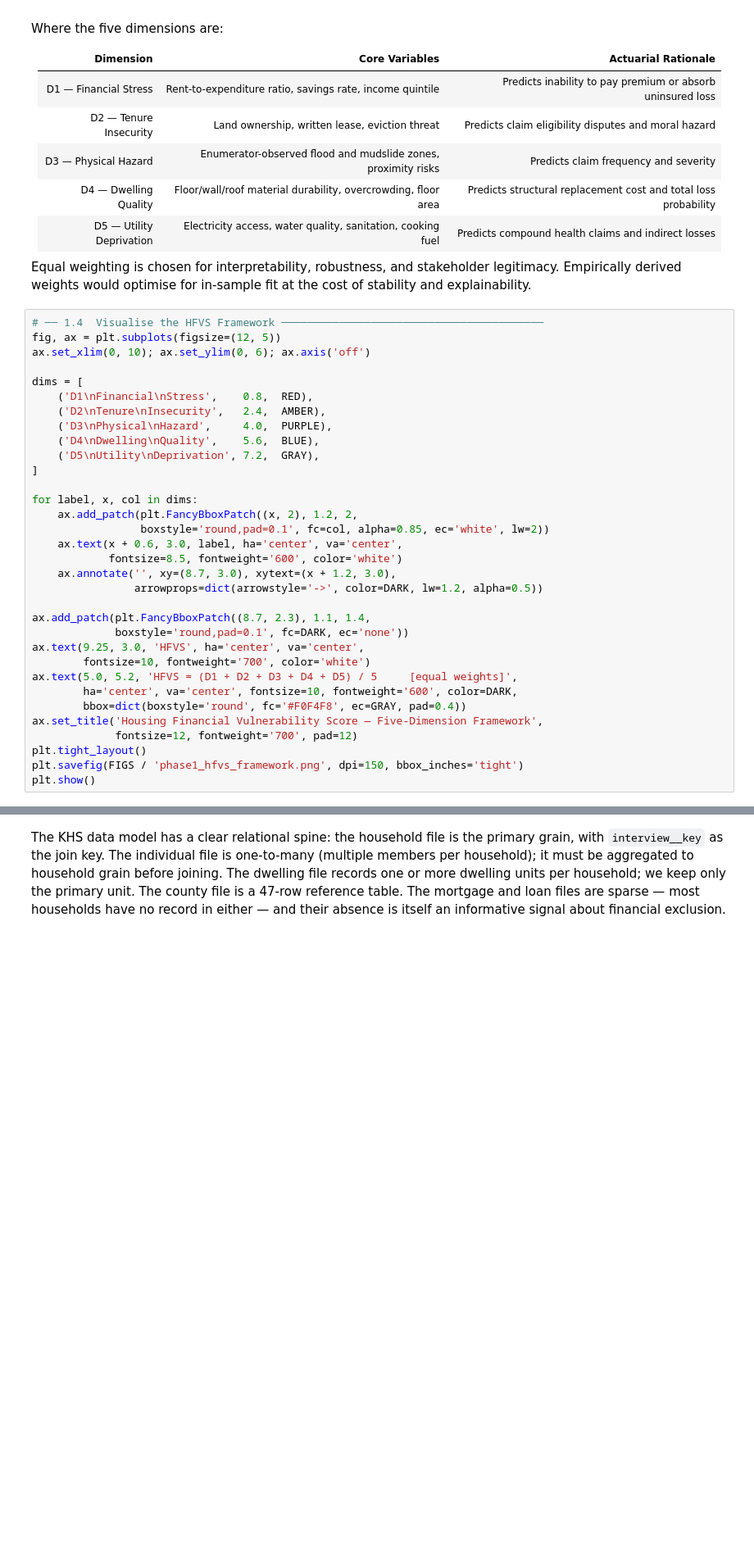
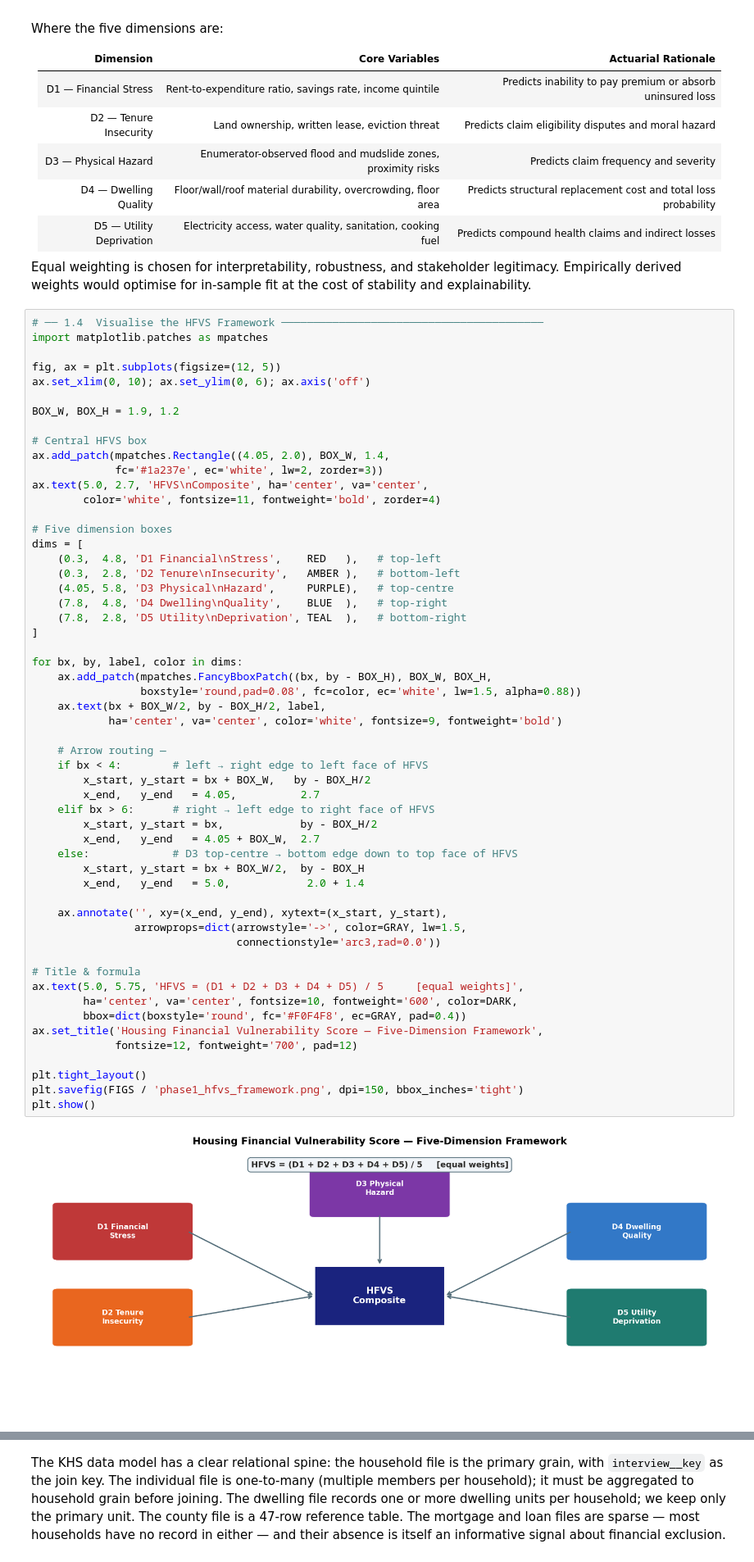
Before and after one commit to VAL-Jerono/KHS_housing_dissertation, a Jupyter notebook: KHS_Dissertation_REVISED.ipynb, the cells around one changed output, grey strips where cells are left out. Shown at 82% size. Drawn from its saved outputs; the diff is of its cells as text; blank space fills up the shorter version.

```diff
--- a/KHS_Dissertation_REVISED.ipynb
+++ b/KHS_Dissertation_REVISED.ipynb
@@ -226,37 +241,61 @@ Where the five dimensions are:
 Equal weighting is chosen for interpretability, robustness, and stakeholder legitimacy. Empirically derived weights would optimise for in-sample fit at the cost of stability and explainability.
 # %%
 # ── 1.4  Visualise the HFVS Framework ─────────────────────────────────────────
+import matplotlib.patches as mpatches
+
 fig, ax = plt.subplots(figsize=(12, 5))
 ax.set_xlim(0, 10); ax.set_ylim(0, 6); ax.axis('off')
 
+BOX_W, BOX_H = 1.9, 1.2
+
+# Central HFVS box
+ax.add_patch(mpatches.Rectangle((4.05, 2.0), BOX_W, 1.4,
+             fc='#1a237e', ec='white', lw=2, zorder=3))
+ax.text(5.0, 2.7, 'HFVS\nComposite', ha='center', va='center',
+        color='white', fontsize=11, fontweight='bold', zorder=4)
+
+# Five dimension boxes
 dims = [
-    ('D1\nFinancial\nStress',    0.8,  RED),
-    ('D2\nTenure\nInsecurity',   2.4,  AMBER),
-    ('D3\nPhysical\nHazard',     4.0,  PURPLE),
-    ('D4\nDwelling\nQuality',    5.6,  BLUE),
-    ('D5\nUtility\nDeprivation', 7.2,  GRAY),
+    (0.3,  4.8, 'D1 Financial\nStress',    RED   ),   # top-left
+    (0.3,  2.8, 'D2 Tenure\nInsecurity',   AMBER ),   # bottom-left
+    (4.05, 5.8, 'D3 Physical\nHazard',     PURPLE),   # top-centre
+    (7.8,  4.8, 'D4 Dwelling\nQuality',    BLUE  ),   # top-right
+    (7.8,  2.8, 'D5 Utility\nDeprivation', TEAL  ),   # bottom-right
 ]
 
-for label, x, col in dims:
-    ax.add_patch(plt.FancyBboxPatch((x, 2), 1.2, 2,
-                 boxstyle='round,pad=0.1', fc=col, alpha=0.85, ec='white', lw=2))
-    ax.text(x + 0.6, 3.0, label, ha='center', va='center',
-            fontsize=8.5, fontweight='600', color='white')
-    ax.annotate('', xy=(8.7, 3.0), xytext=(x + 1.2, 3.0),
-                arrowprops=dict(arrowstyle='->', color=DARK, lw=1.2, alpha=0.5))
+for bx, by, label, color in dims:
+    ax.add_patch(mpatches.FancyBboxPatch((bx, by - BOX_H), BOX_W, BOX_H,
+                 boxstyle='round,pad=0.08', fc=color, ec='white', lw=1.5, alpha=0.88))
+    ax.text(bx + BOX_W/2, by - BOX_H/2, label,
+            ha='center', va='center', color='white', fontsize=9, fontweight='bold')
 
-ax.add_patch(plt.FancyBboxPatch((8.7, 2.3), 1.1, 1.4,
-             boxstyle='round,pad=0.1', fc=DARK, ec='none'))
-ax.text(9.25, 3.0, 'HFVS', ha='center', va='center',
-        fontsize=10, fontweight='700', color='white')
-ax.text(5.0, 5.2, 'HFVS = (D1 + D2 + D3 + D4 + D5) / 5     [equal weights]',
+    # Arrow routing —
+    if bx < 4:        # left → right edge to left face of HFVS
+        x_start, y_start = bx + BOX_W,   by - BOX_H/2
+        x_end,   y_end   = 4.05,          2.7
+    elif bx > 6:      # right → left edge to right face of HFVS
+        x_start, y_start = bx,            by - BOX_H/2
+        x_end,   y_end   = 4.05 + BOX_W,  2.7
+    else:             # D3 top-centre → bottom edge down to top face of HFVS
+        x_start, y_start = bx + BOX_W/2,  by - BOX_H
+        x_end,   y_end   = 5.0,            2.0 + 1.4
+
+    ax.annotate('', xy=(x_end, y_end), xytext=(x_start, y_start),
+                arrowprops=dict(arrowstyle='->', color=GRAY, lw=1.5,
+                                connectionstyle='arc3,rad=0.0'))
+
+# Title & formula
+ax.text(5.0, 5.75, 'HFVS = (D1 + D2 + D3 + D4 + D5) / 5     [equal weights]',
         ha='center', va='center', fontsize=10, fontweight='600', color=DARK,
         bbox=dict(boxstyle='round', fc='#F0F4F8', ec=GRAY, pad=0.4))
 ax.set_title('Housing Financial Vulnerability Score — Five-Dimension Framework',
              fontsize=12, fontweight='700', pad=12)
+
 plt.tight_layout()
 plt.savefig(FIGS / 'phase1_hfvs_framework.png', dpi=150, bbox_inches='tight')
 plt.show()
+# %% [output]
+[figure, added]
 # %% [markdown]
 
 ## 1.4 Stakeholder Map
```
Also changed, not shown: parts of 47 cells of this notebook.
